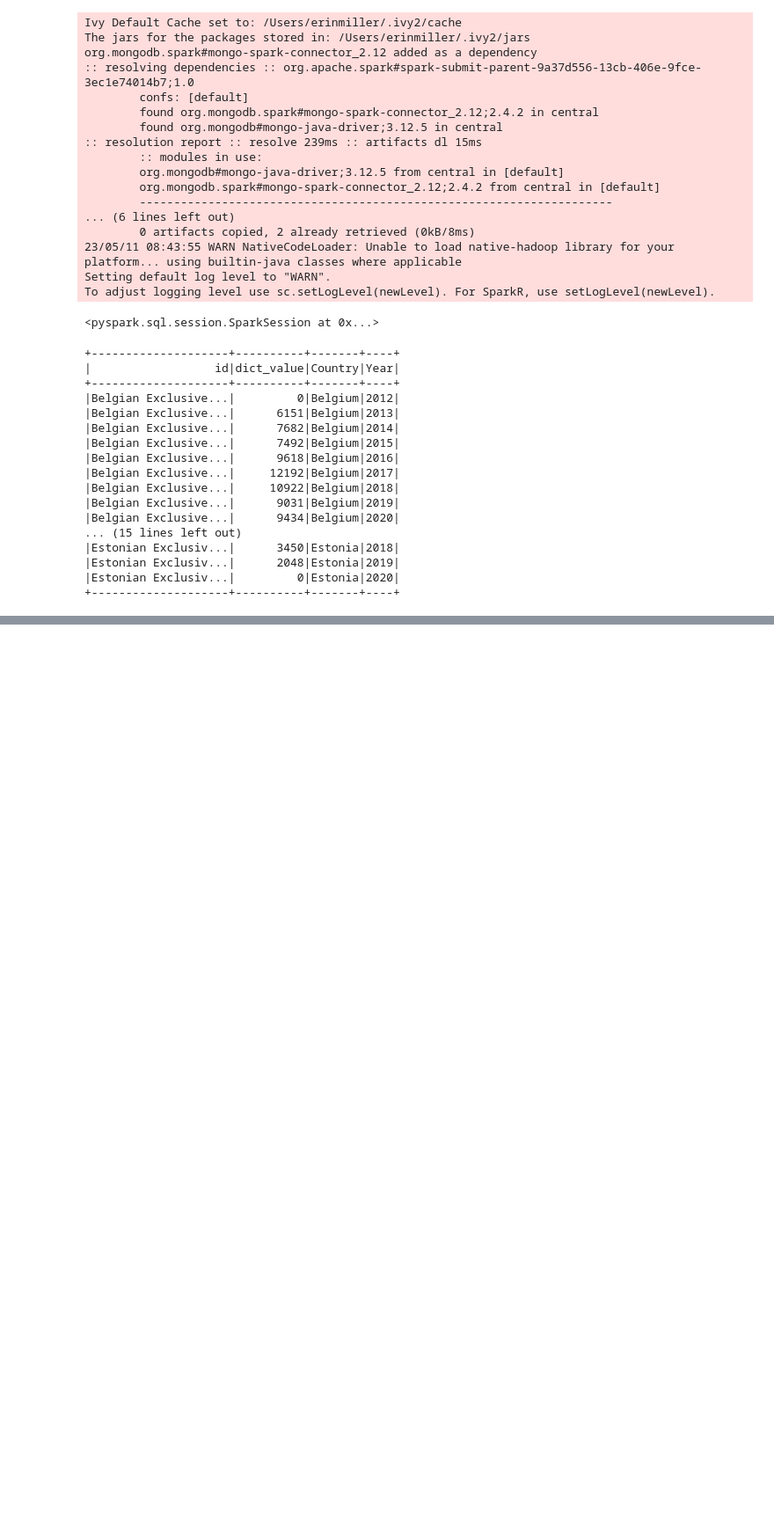
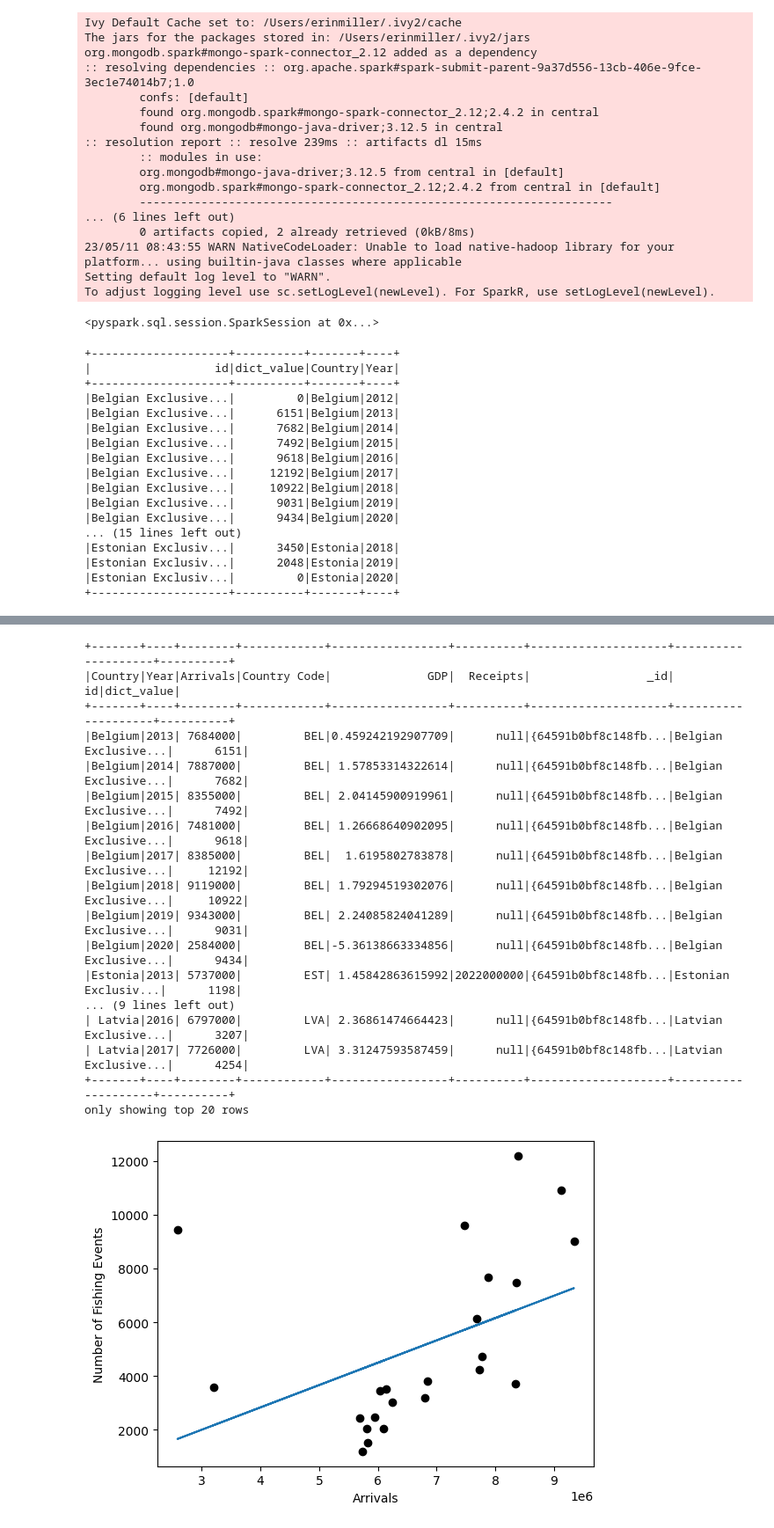
Before and after one commit to Big-Data-CS-GY6513/extract, a Jupyter notebook: EDAgfwtourism.ipynb, the cells around one changed output, grey strips where cells are left out. Shown at 88% size. Cells and saved outputs as stored; diff of their text form; code cells hidden in the pictures; blank space fills up the shorter version.

```diff
--- a/EDAgfwtourism.ipynb
+++ b/EDAgfwtourism.ipynb
@@ -159,0 +205,29 @@ Fishing Events Correlation to Arrivals: 0.5076413263605084
+# %%
+# Plot for arrivals
+x = df.select("Arrivals").toPandas().to_numpy().flatten()
+# y = df.select("dict_value").toPandas().to_numpy().flatten()
+plt.scatter(x, y, c="black")
+m, b = np.polyfit(np.array(x), np.array(y), 1)
+plt.xlabel("Arrivals")
+plt.ylabel("Number of Fishing Events")
+plt.plot(x, m*x + b)
+df.show()
+# %% [output]
++-------+----+--------+------------+-----------------+----------+--------------------+--------------------+----------+
+|Country|Year|Arrivals|Country Code|              GDP|  Receipts|                 _id|                  id|dict_value|
++-------+----+--------+------------+-----------------+----------+--------------------+--------------------+----------+
+|Belgium|2013| 7684000|         BEL|0.459242192907709|      null|{64591b0bf8c148fb...|Belgian Exclusive...|      6151|
+|Belgium|2014| 7887000|         BEL| 1.57853314322614|      null|{64591b0bf8c148fb...|Belgian Exclusive...|      7682|
+|Belgium|2015| 8355000|         BEL| 2.04145900919961|      null|{64591b0bf8c148fb...|Belgian Exclusive...|      7492|
+|Belgium|2016| 7481000|         BEL| 1.26668640902095|      null|{64591b0bf8c148fb...|Belgian Exclusive...|      9618|
+|Belgium|2017| 8385000|         BEL|  1.6195802783878|      null|{64591b0bf8c148fb...|Belgian Exclusive...|     12192|
+|Belgium|2018| 9119000|         BEL| 1.79294519302076|      null|{64591b0bf8c148fb...|Belgian Exclusive...|     10922|
+|Belgium|2019| 9343000|         BEL| 2.24085824041289|      null|{64591b0bf8c148fb...|Belgian Exclusive...|      9031|
+|Belgium|2020| 2584000|         BEL|-5.36138663334856|      null|{64591b0bf8c148fb...|Belgian Exclusive...|      9434|
+|Estonia|2013| 5737000|         EST| 1.45842863615992|2022000000|{64591b0bf8c148fb...|Estonian Exclusiv...|      1198|
+... (9 lines left out)
+| Latvia|2016| 6797000|         LVA| 2.36861474664423|      null|{64591b0bf8c148fb...|Latvian Exclusive...|      3207|
+| Latvia|2017| 7726000|         LVA| 3.31247593587459|      null|{64591b0bf8c148fb...|Latvian Exclusive...|      4254|
++-------+----+--------+------------+-----------------+----------+--------------------+--------------------+----------+
+only showing top 20 rows
+[figure, added]
```
Also changed, not shown: parts of 4 cells of this notebook.
